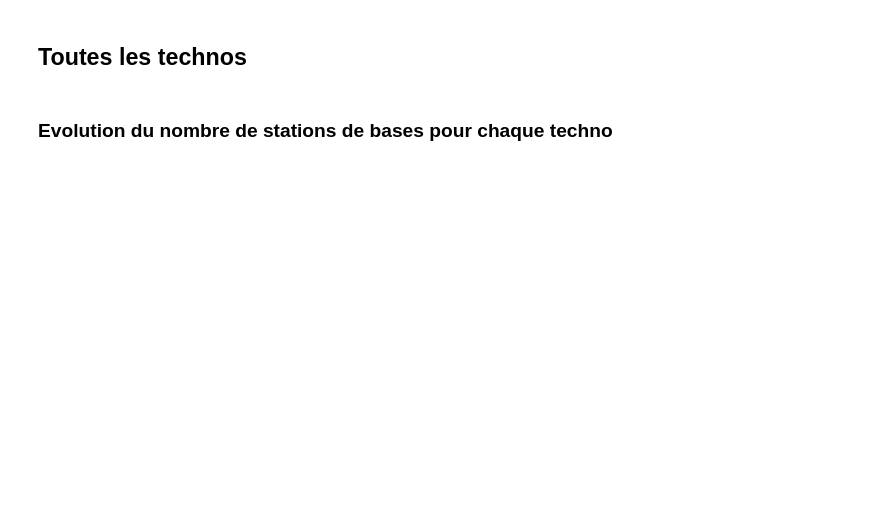
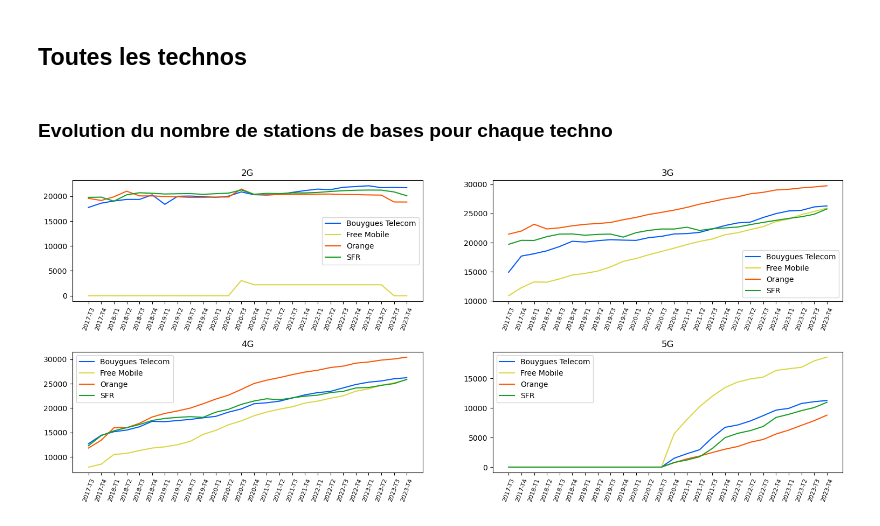
Before and after one commit to pmehaud/internship_cvut_2024, a Jupyter notebook: src/data_analysis/evolution.ipynb, the cells around one changed output. Drawn from its saved outputs; the diff is of its cells as text; code cells hidden in the pictures; blank space fills up the shorter version.

Commit message:
changing subplots to be 2x2 instead of 4x1

```diff
--- a/src/data_analysis/evolution.ipynb
+++ b/src/data_analysis/evolution.ipynb
@@ -68,16 +84,21 @@ generations_date_counts=[[[stations_counts_providers.get(provider).get((year, qu
 # %%
 
 technologies = [f'{i}G' for i in range(2,6)]
 providerToColor={'Bouygues Telecom':'#035afc', 'Orange':'#fc5603', 'SFR':'#169e26', 'Free Mobile':'#dbd640'}
-fig, axes = plt.subplots(len(technologies), 1,figsize=(16, 20))
+fig, axes = plt.subplots(len(technologies), 1, figsize=(15, 6))
+fig.tight_layout(pad=1.0)
+# plt.subplots_adjust(top=1.6)
 for j,techno in enumerate(technologies):
-    plt.subplot(len(technologies), 1, j+1)
+    plt.subplot(len(technologies)//2, len(technologies)-len(technologies)//2, j+1)
     plt.title(techno)
 
     for i, provider in enumerate(providers):
         plt.plot(dates_formatted,generations_date_counts[i][j], label = provider, color=providerToColor.get(provider))
-        plt.gca().xaxis.set_tick_params(labelsize = 7)
-        plt.legend(loc="upper left")
+        plt.xticks(rotation=70)
+        plt.gca().xaxis.set_tick_params(labelsize = 8)
+        plt.legend()
 
-plt.savefig("../../out/images/technos-evolution", dpi = 100)
+plt.savefig("../../out/images/technos-evolution", dpi = 100,pad_inches=3)
 plt.show()
+# %% [output]
+[figure, added]
```
Also changed, not shown: parts of 2 cells of this notebook.
